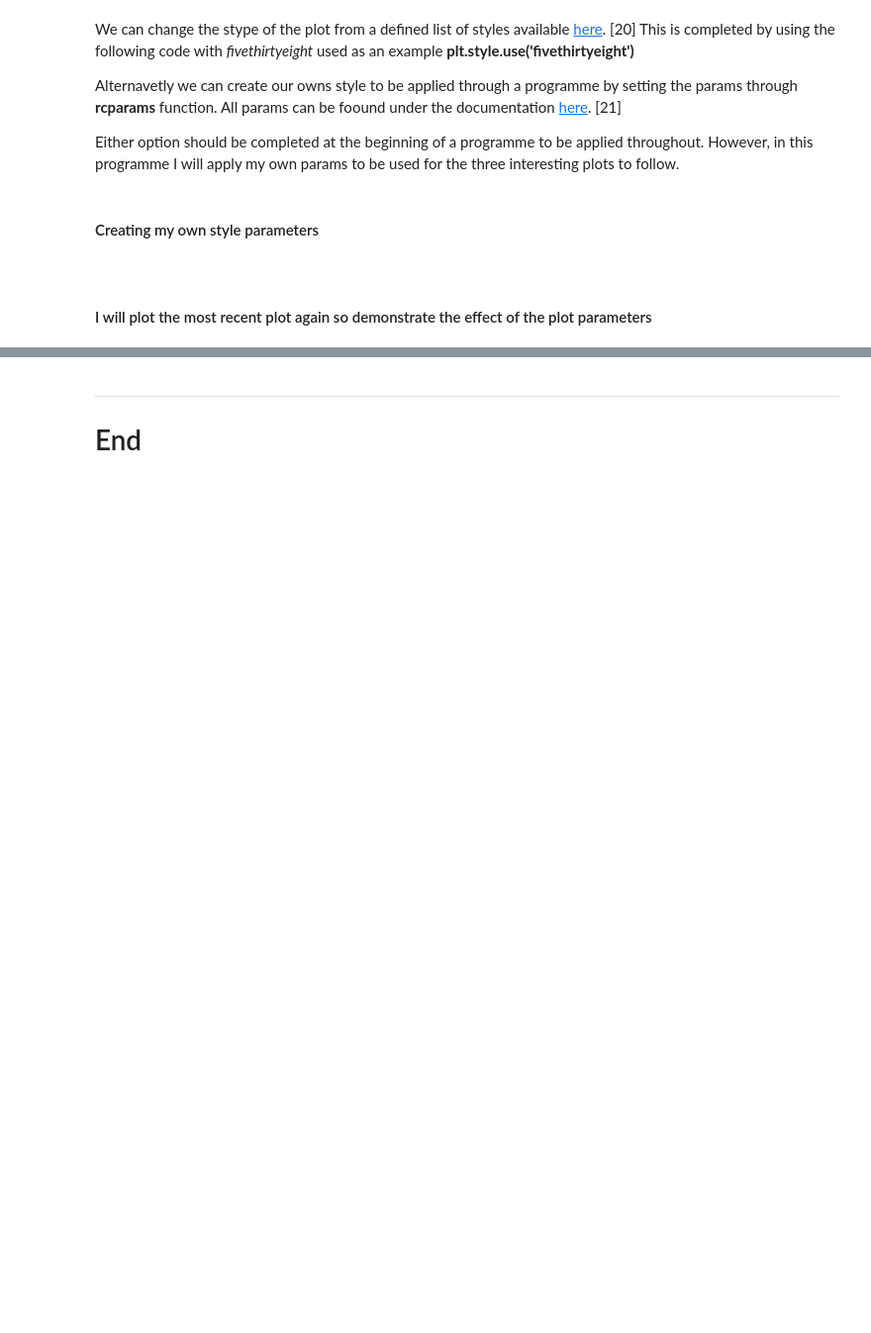
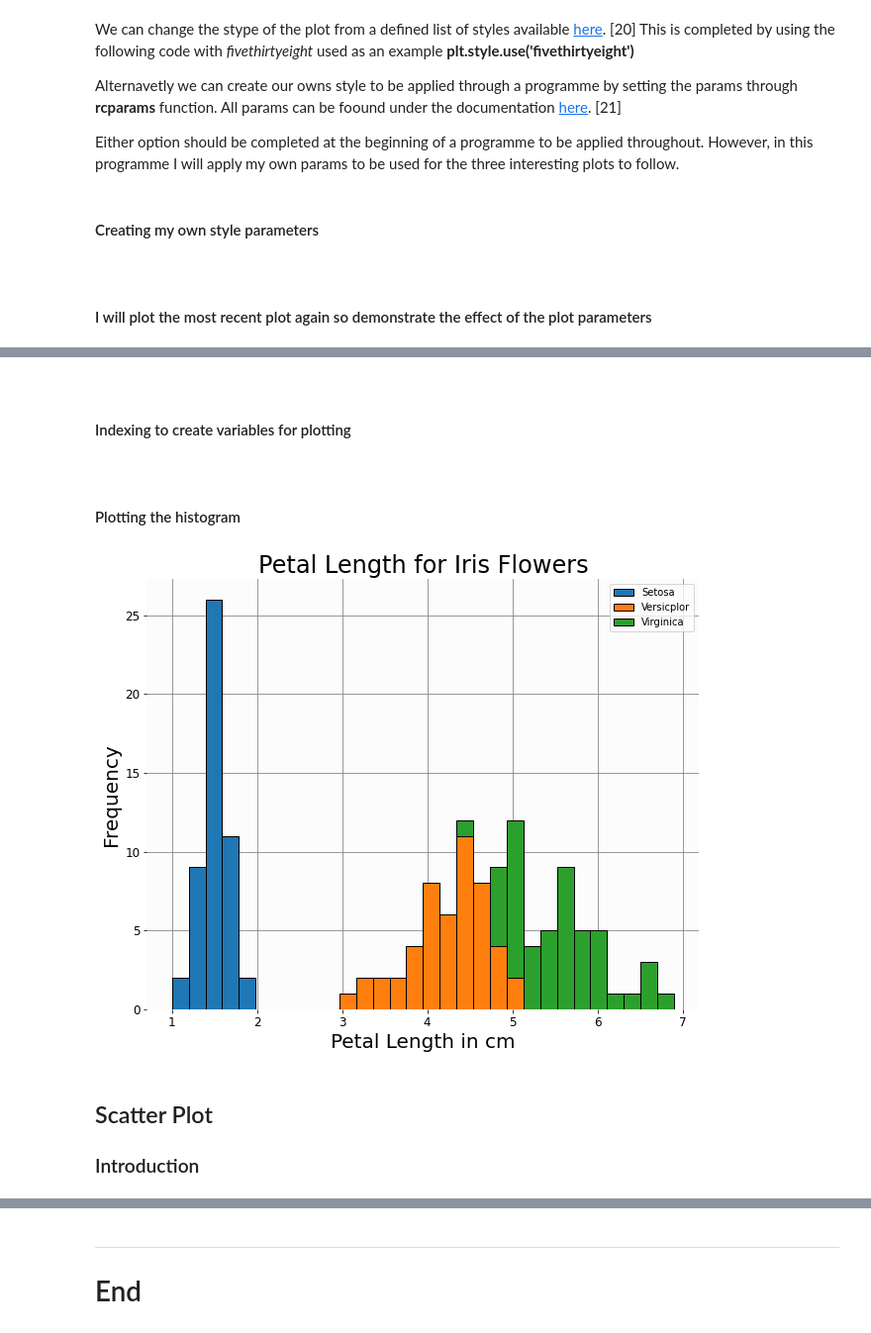
Before and after one commit to RYANCOX00/Fundamentals_of_DA, a Jupyter notebook: pyplot.ipynb, the cells around one changed output, grey strips where cells are left out. Shown at 99% size. Drawn from its saved outputs; the diff is of its cells as text; code cells hidden in the pictures; blank space fills up the shorter version.

```diff
--- a/pyplot.ipynb
+++ b/pyplot.ipynb
@@ -363,0 +511,3 @@ plt.show()
+# %%
+# Reading in the CSV as a pandas dataframe.  Column names as defined above.  No header on dataset so do not replace first line of data. [27]
+iris = pd.read_csv(iris_csv, names=columns, header=None )
@@ -364,3 +518,60 @@ plt.show()
+# %%
+# Removing "Iris-" and capitalising each species name in the Species column. [28]
+iris["Species"]= [i.replace("Iris-","").capitalize() for i in iris["Species"]]
+# %% [markdown]
+<br>
+
+#### Indexing to create variables for plotting
+# %%
+# Indexing the species into seperate dataframes.
+setosa = iris.iloc[0:50]
+versicolor = iris.iloc[50:100]
+virginica = iris.iloc[100:150]
+# %%
+# Indexing the each measurement for each specie.
+
+sepal_length = [setosa.iloc[:,0], versicolor.iloc[:,0], virginica.iloc[:,0]]
+sepal_width = [setosa.iloc[:,1], versicolor.iloc[:,1], virginica.iloc[:,1]]
+petal_length = [setosa.iloc[:,2], versicolor.iloc[:,2], virginica.iloc[:,2]]
+petal_width = [setosa.iloc[:,3], versicolor.iloc[:,3], virginica.iloc[:,3]]
+# %% [markdown]
+<br>
+
+#### Plotting the histogram
+# %%
+# Creating the labels for the legend
+label = ["Setosa", "Versicplor", "Virginica"]
+
+# Plotting the histogram. 30 bins to show variation. Stacking the species.
+plt.hist  (petal_length, bins = 30, stacked = True, label = label)
+
+# Setting a plot title
+plt.title("Petal Length for Iris Flowers")
+
+
+# Setting an X axis label
+plt.xlabel("Petal Length in cm")
+
+
+# Setting an Y axis label
+plt.ylabel("Frequency")
+
+
+# Applying a grid (behind the bars as set in parameters)
+plt.grid()
+
+
+# Plotting the legend
+plt.legend()
+
+# Displaying the plot
+plt.show()
+# %% [output]
+[figure, added]
+# %% [markdown]
+## Scatter Plot
+
+### Introduction
 # %% [markdown]
 # References
 
```
Also changed, not shown: parts of 25 cells of this notebook.
